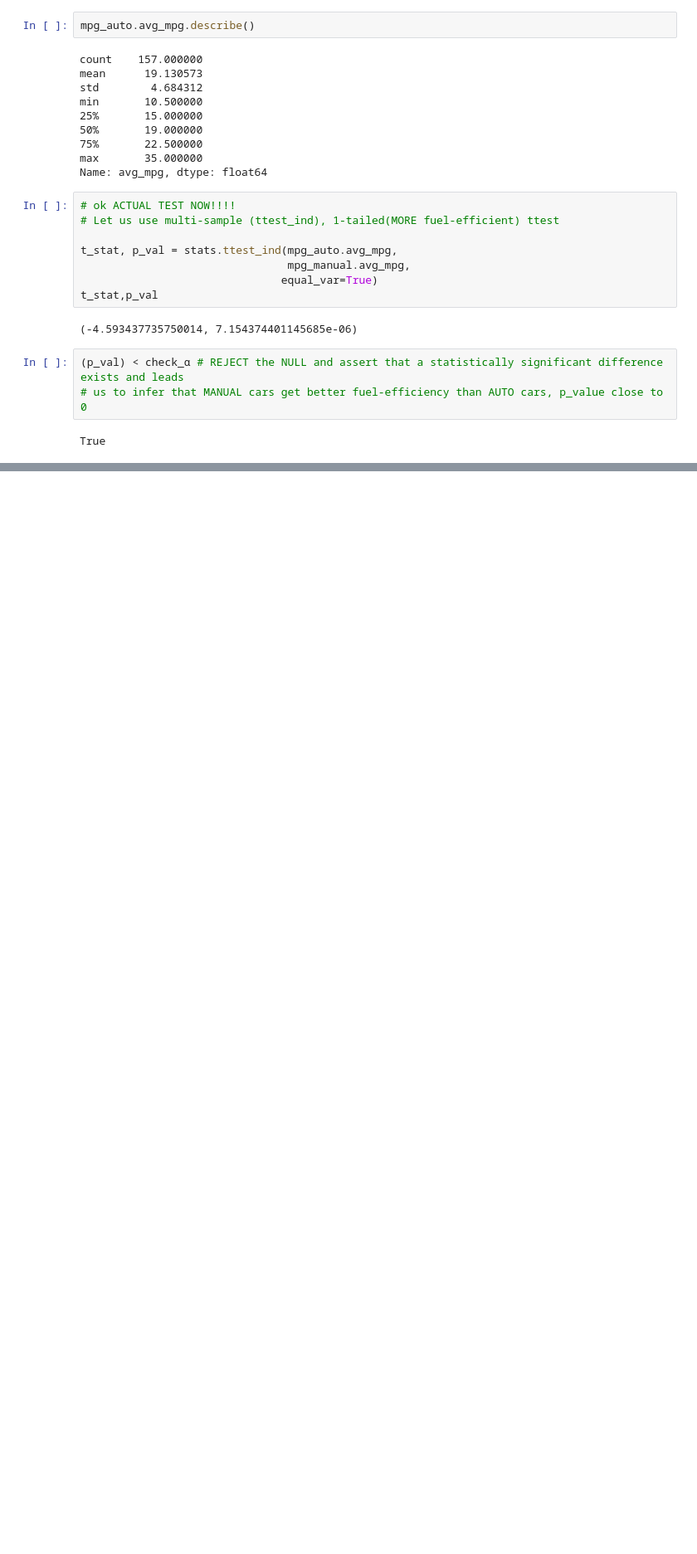
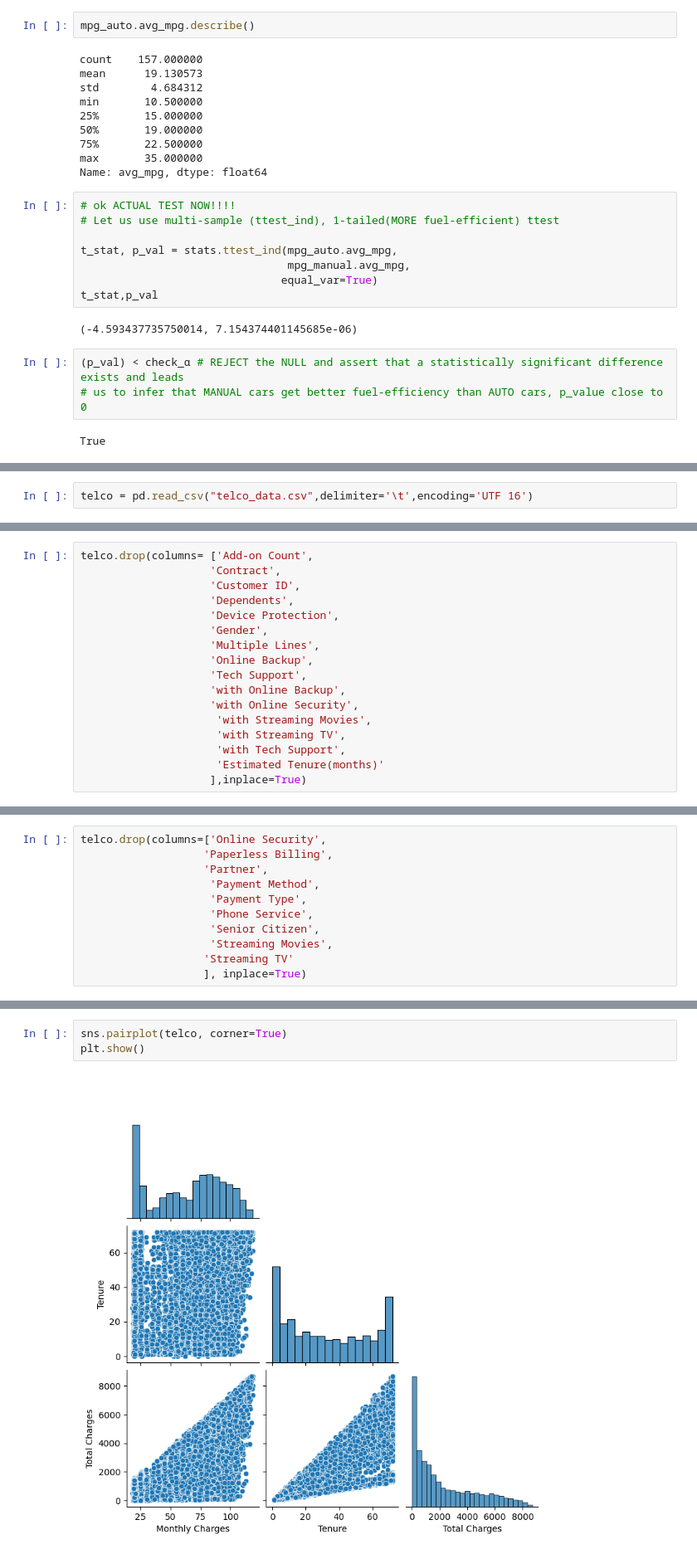
Before and after one commit to RichardAlcabes22/statistics-exercises, a Jupyter notebook: hypothesis_testing.ipynb, the cells around one changed output, grey strips where cells are left out. Shown at 83% size. Cells and saved outputs as stored; diff of their text form; blank space fills up the shorter version.

```diff
--- a/hypothesis_testing.ipynb
+++ b/hypothesis_testing.ipynb
@@ -411,0 +419,2 @@ True
+# %%
+telco = pd.read_csv("telco_data.csv",delimiter='\t',encoding='UTF 16')
@@ -411,0 +428,17 @@ True
+# %%
+telco.drop(columns= ['Add-on Count',
+                    'Contract',
+                    'Customer ID',
+                    'Dependents',
+                    'Device Protection',
+                    'Gender',
+                    'Multiple Lines',
+                    'Online Backup',
+                    'Tech Support',
+                    'with Online Backup',
+                    'with Online Security',
+                     'with Streaming Movies',
+                     'with Streaming TV',
+                     'with Tech Support',
+                     'Estimated Tenure(months)'
+                    ],inplace=True)
@@ -411,0 +464,11 @@ True
+# %%
+telco.drop(columns=['Online Security',
+                   'Paperless Billing',
+                   'Partner',
+                    'Payment Method',
+                    'Payment Type',
+                    'Phone Service',
+                    'Senior Citizen',
+                    'Streaming Movies',
+                   'Streaming TV'
+                   ], inplace=True)
@@ -411,0 +484,5 @@ True
+# %%
+sns.pairplot(telco, corner=True)
+plt.show()
+# %% [output]
+[figure, added]
```
Also changed, not shown: parts of 101 cells of this notebook, 3 other files.
